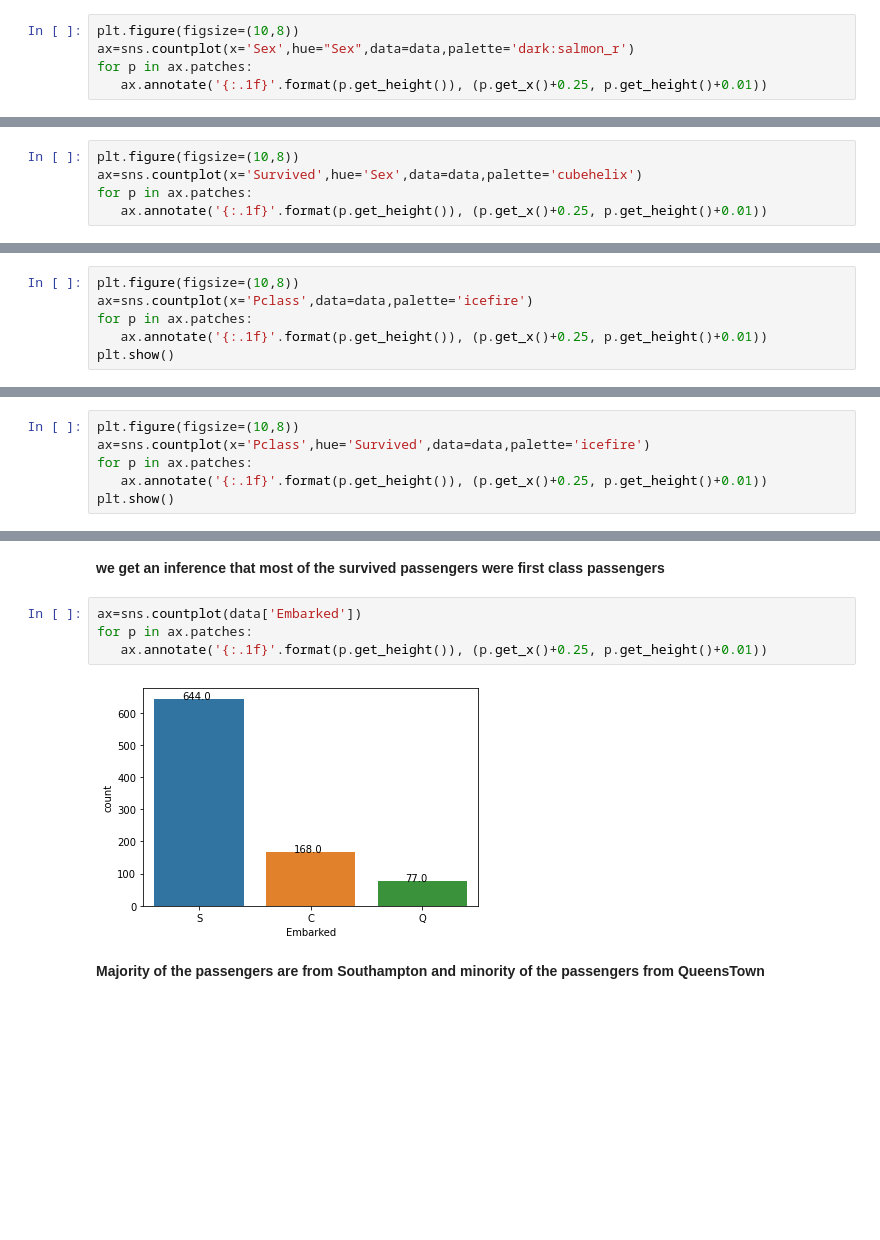
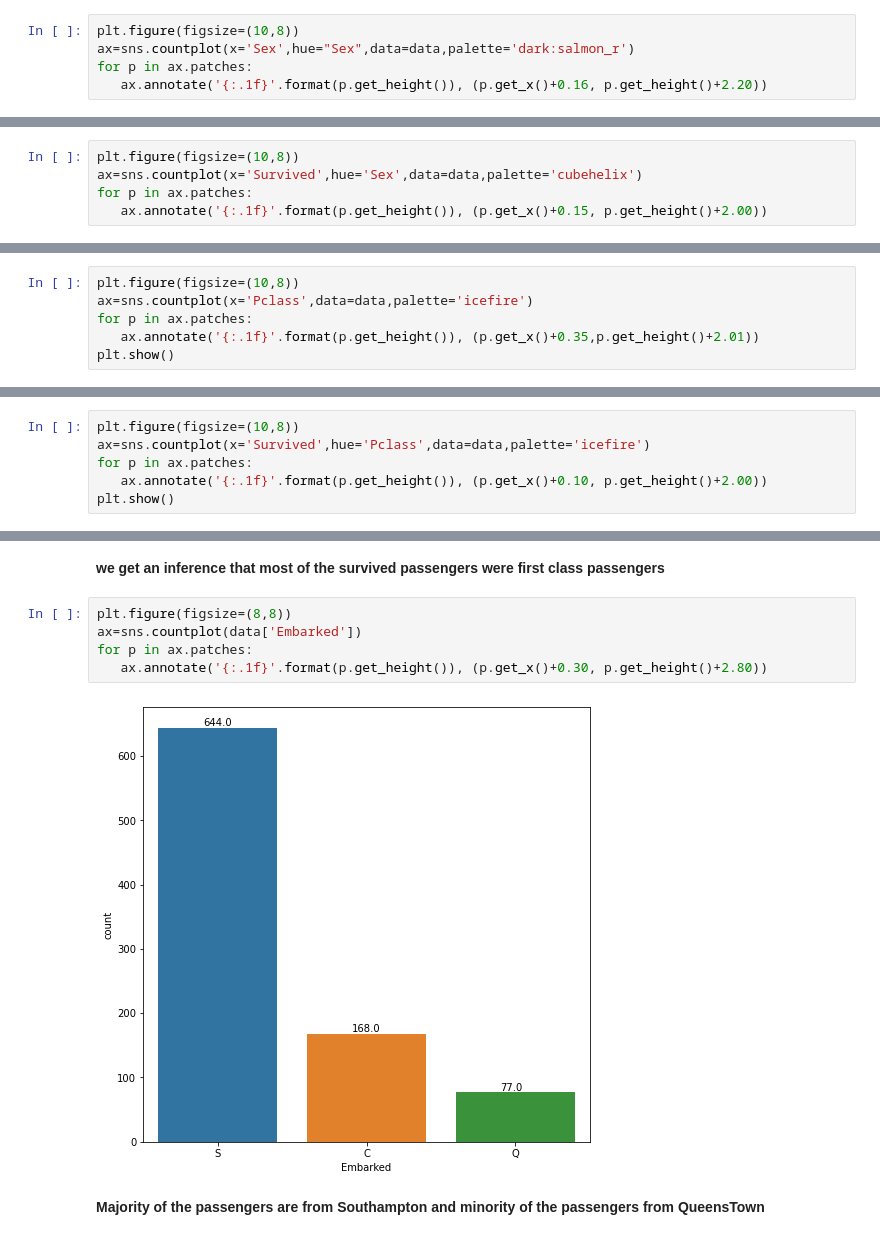
Before and after one commit to arjunksreedhar/assignment, a Jupyter notebook: Case Study 5 on Preprocessing.ipynb, the cells around one changed output, grey strips where cells are left out. Cells and saved outputs as stored; diff of their text form; blank space fills up the shorter version.

```diff
--- a/Case Study 5 on Preprocessing.ipynb
+++ b/Case Study 5 on Preprocessing.ipynb
@@ -71,5 +52,5 @@ There are null values in the dataset in Age,Cabin,Embarked columns
 plt.figure(figsize=(10,8))
 ax=sns.countplot(x='Sex',hue="Sex",data=data,palette='dark:salmon_r')
 for p in ax.patches:
-   ax.annotate('{:.1f}'.format(p.get_height()), (p.get_x()+0.25, p.get_height()+0.01))
+   ax.annotate('{:.1f}'.format(p.get_height()), (p.get_x()+0.16, p.get_height()+2.20))
 # %% [output]
@@ -80,5 +61,5 @@ for p in ax.patches:
 plt.figure(figsize=(10,8))
 ax=sns.countplot(x='Survived',hue='Sex',data=data,palette='cubehelix')
 for p in ax.patches:
-   ax.annotate('{:.1f}'.format(p.get_height()), (p.get_x()+0.25, p.get_height()+0.01))
+   ax.annotate('{:.1f}'.format(p.get_height()), (p.get_x()+0.15, p.get_height()+2.00))
 # %% [output]
@@ -89,6 +70,6 @@ for p in ax.patches:
 plt.figure(figsize=(10,8))
 ax=sns.countplot(x='Pclass',data=data,palette='icefire')
 for p in ax.patches:
-   ax.annotate('{:.1f}'.format(p.get_height()), (p.get_x()+0.25, p.get_height()+0.01))
+   ax.annotate('{:.1f}'.format(p.get_height()), (p.get_x()+0.35,p.get_height()+2.01))
 plt.show()
 # %% [output]
@@ -97,8 +78,8 @@ plt.show()
 **Majority of the passengers in ship was in 3rd class and first class has about 216 passengers**
 # %%
 plt.figure(figsize=(10,8))
-ax=sns.countplot(x='Pclass',hue='Survived',data=data,palette='icefire')
+ax=sns.countplot(x='Survived',hue='Pclass',data=data,palette='icefire')
 for p in ax.patches:
-   ax.annotate('{:.1f}'.format(p.get_height()), (p.get_x()+0.25, p.get_height()+0.01))
+   ax.annotate('{:.1f}'.format(p.get_height()), (p.get_x()+0.10, p.get_height()+2.00))
 plt.show()
 # %% [output]
@@ -106,11 +87,12 @@ plt.show()
 # %% [markdown]
 **we get an inference that most of the survived passengers were first class passengers**
 # %%
+plt.figure(figsize=(8,8))
 ax=sns.countplot(data['Embarked'])
 for p in ax.patches:
-   ax.annotate('{:.1f}'.format(p.get_height()), (p.get_x()+0.25, p.get_height()+0.01))
+   ax.annotate('{:.1f}'.format(p.get_height()), (p.get_x()+0.30, p.get_height()+2.80))
 # %% [output]
-[figure, old version]
+[figure, new version]
 # %% [markdown]
 **Majority of the passengers are from Southampton and minority of the passengers from QueensTown**
 # %%
```
Also changed, not shown: parts of 49 cells of this notebook.
